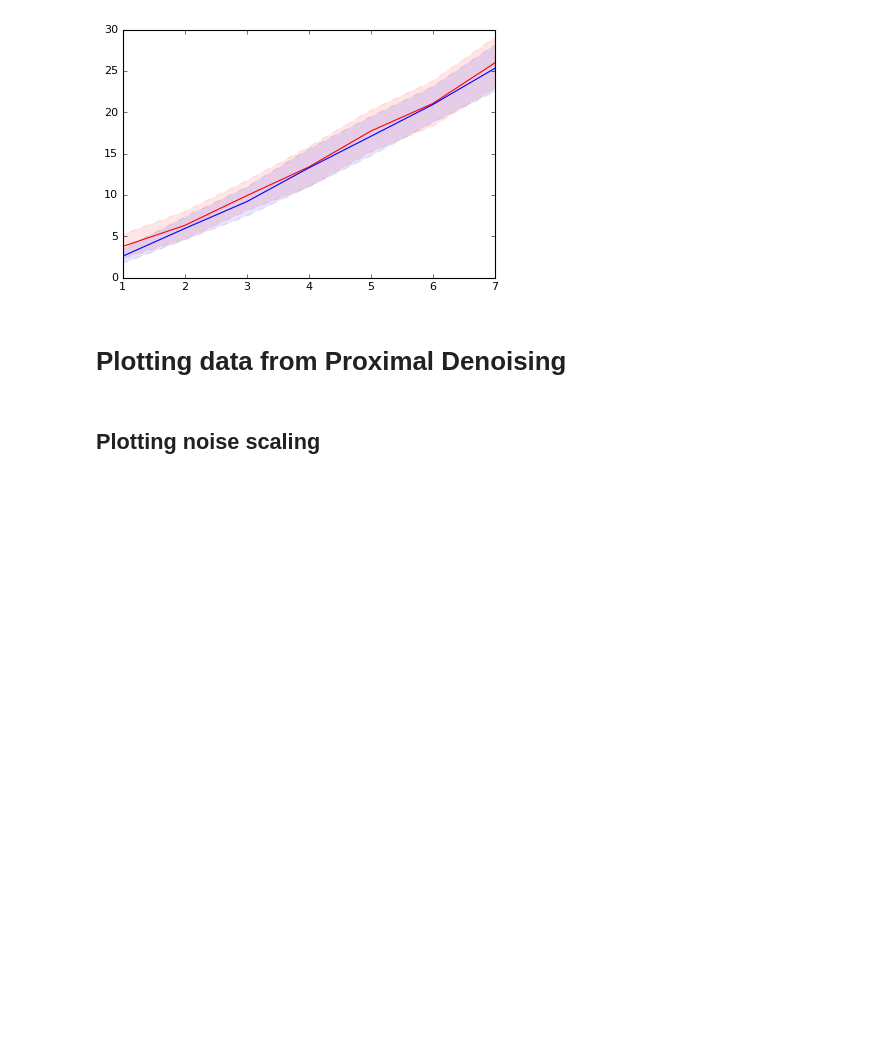
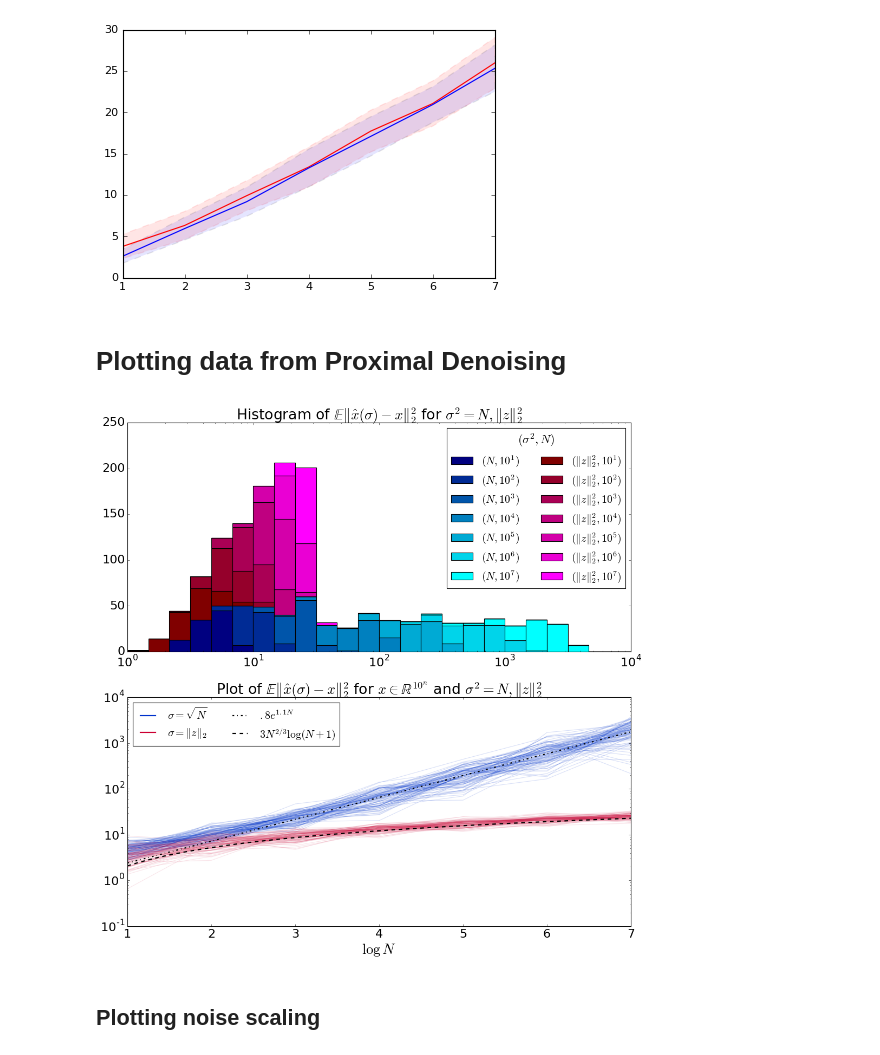
Before and after one commit to asberk/empirical-lasso-mse, a Jupyter notebook: python/Empirical PD and Lasso MSE.ipynb, the cells around one changed output. Cells and saved outputs as stored; diff of their text form; code cells hidden in the pictures; blank space fills up the shorter version.

```diff
--- a/python/Empirical PD and Lasso MSE.ipynb
+++ b/python/Empirical PD and Lasso MSE.ipynb
@@ -71,6 +66,8 @@ plt.plot(range(1,8), pd_tau.mean(axis=1), c='b');
 [figure]
 # %% [markdown]
 # Plotting data from Proximal Denoising
+# %%
+doSaveFig = False
 # %%
 with open('../data/ProxDenois_7_Sat_Apr__1_15-17-55_2017.json', 'r+', encoding='utf-8') as fp:
     pd_data = json.load(fp)
@@ -96,35 +93,38 @@ leg1_lbl2 = ['$(\\|z\\|_2^2, 10^'+str(j)+')$' for j in range(1,8)]
 leg1_ttl = '$(\\sigma^2, N)$'
 leg1 = plt.legend(leg1_lbl1+leg1_lbl2, markerscale=.3, ncol=2, fontsize=legendFontSize)
 leg1.set_title(leg1_ttl)
 plt.title('Histogram of $\\mathbb{E} \\|\\hat x(\\sigma) - x\\|_2^2$ for $\\sigma^2 = N, \\|z\\|_2^2$', fontsize=fontSize)
 plt.xscale('log');
 
 # Plot MSE as a function of log(N)
 plt.subplot(212)
 # Plot the lines
 plt.plot(range(1, 8), pd_N, c=(0,.2,.8,.15));
 plt.plot(range(1, 8), pd_sqZ, c=(.8,0,.2,.1));
 # See if we can get an analytic approximation to the lines
 t = np.linspace(1, 7, 100);
 plt.plot(t, 3 * t**(2/3)*np.log(t+1), 'k--', linewidth=2)
 plt.plot(t, .8*np.exp(1.1*t), 'k-.', lw=2)
 # Make the legend
 blue_line = mlines.Line2D([], [], c=(0, .2, .8), lw=2, label='$\\sigma = \\sqrt{N}$')
 red_line = mlines.Line2D([],[], c=(.8, 0, .2), lw=2, label='$\\sigma = \\|z\\|_2$')
 blue_meanline = mlines.Line2D([],[], c=(0,0,0), lw=2, linestyle='-.', label='$.8 e^{1.1 N}$')
 red_meanline = mlines.Line2D([],[], c=(0,0,0), lw=2, linestyle='--', label='$3N^{2/3}\\log(N+1)$')
 plt.legend(handles=[blue_line, red_line, blue_meanline, red_meanline], loc=2, ncol=2, fontsize=legendFontSize)
 # Add the title and labels
 plt.title('Plot of $\\mathbb{E} \\|\\hat x(\\sigma) - x\\|_2^2$ for $x\\in \\mathbb{R}^{10^n}$ and $\\sigma^2 = N, \\|z\\|_2^2$',
           fontsize=fontSize)
 plt.xlabel('$\\log\\,N$', fontsize=fontSize)
 # Plot on log scale
 plt.yscale('log');
 # plt.ylim(0,100);
 
 # Save figure
-plt.gcf().savefig('PD_MSE_DimScaling_'+now+'.svg', dpi=72, format='svg')
-plt.close('all')
+if doSaveFig:
+    plt.gcf().savefig('PD_MSE_DimScaling_'+now+'.svg', dpi=72, format='svg')
+    plt.close('all')
+# %% [output]
+[figure, added]
 # %% [markdown]
 ## Plotting noise scaling
 # %%
```
Also changed, not shown: parts of 8 cells of this notebook, 2 other files.
